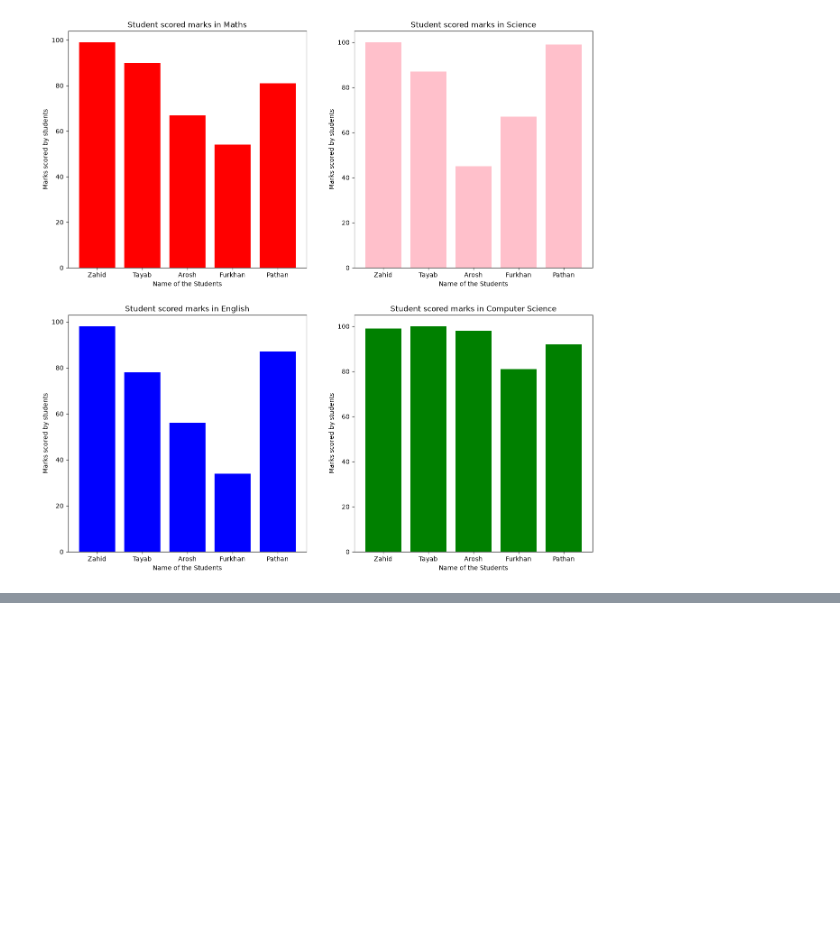
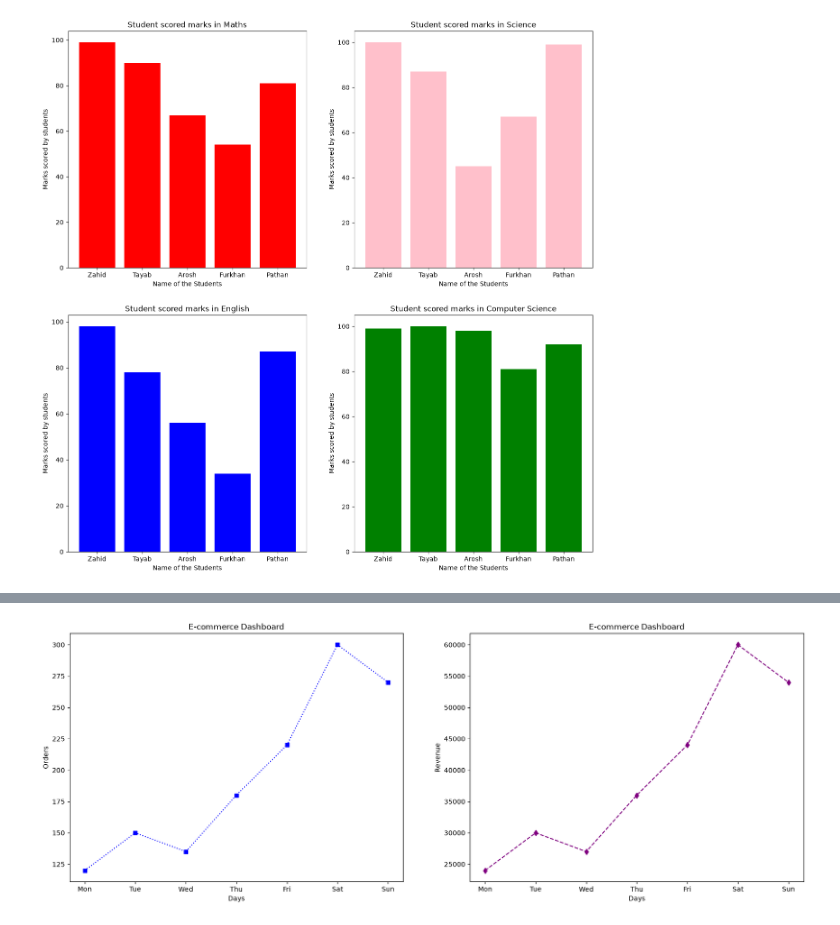
Before and after one commit to khanzahid2223/AI_Bootcamp, a Jupyter notebook: Matplotlib/2.Subplot.ipynb, the cells around one changed output, grey strips where cells are left out. Cells and saved outputs as stored; diff of their text form; code cells hidden in the pictures; blank space fills up the shorter version.

```diff
--- a/Matplotlib/2.Subplot.ipynb
+++ b/Matplotlib/2.Subplot.ipynb
@@ -80,0 +127,23 @@ plt.show()
+# %%
+#E-commerce Dashboard
+days = ["Mon", "Tue", "Wed", "Thu", "Fri", "Sat", "Sun"]
+orders = [120, 150, 135, 180, 220, 300, 270]
+revenue = [24000, 30000, 27000, 36000, 44000, 60000, 54000]
+# → Create 2 subplots:
+# 1 → Line plot of orders
+# 2 → Line plot of revenue
+plt.figure(figsize=(20,15))
+plt.subplot(2,2,1)
+plt.plot(days,orders,color="blue",marker="s",linestyle=":")
+plt.title("E-commerce Dashboard")
+plt.xlabel("Days")
+plt.ylabel("Orders")
+
+plt.subplot(2,2,2)
+plt.plot(days,revenue,color="purple",marker="d",linestyle="--")
+plt.title("E-commerce Dashboard")
+plt.xlabel("Days")
+plt.ylabel("Revenue")
+plt.show()
+# %% [output]
+[figure, added]
```
Also changed, not shown: parts of 4 cells of this notebook.
